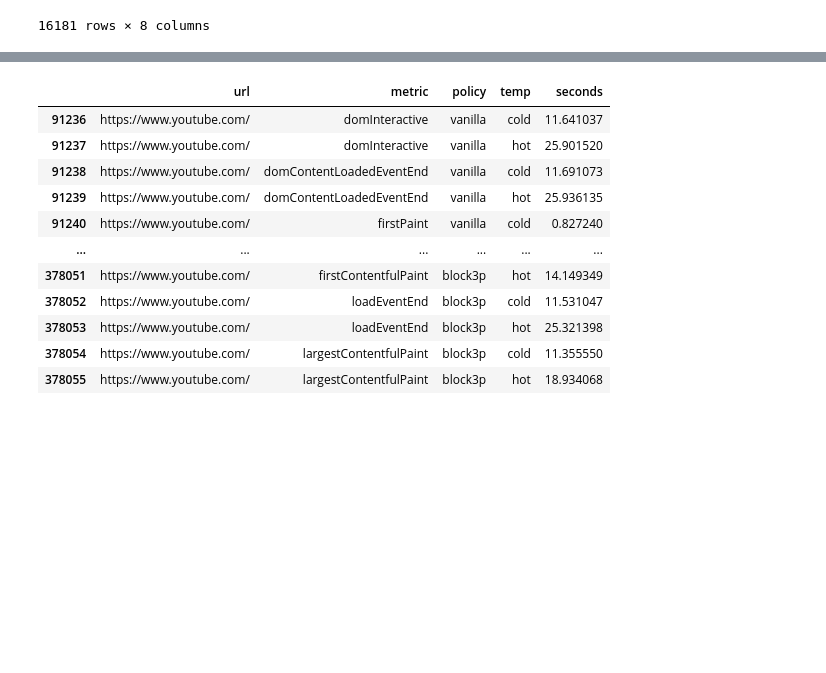
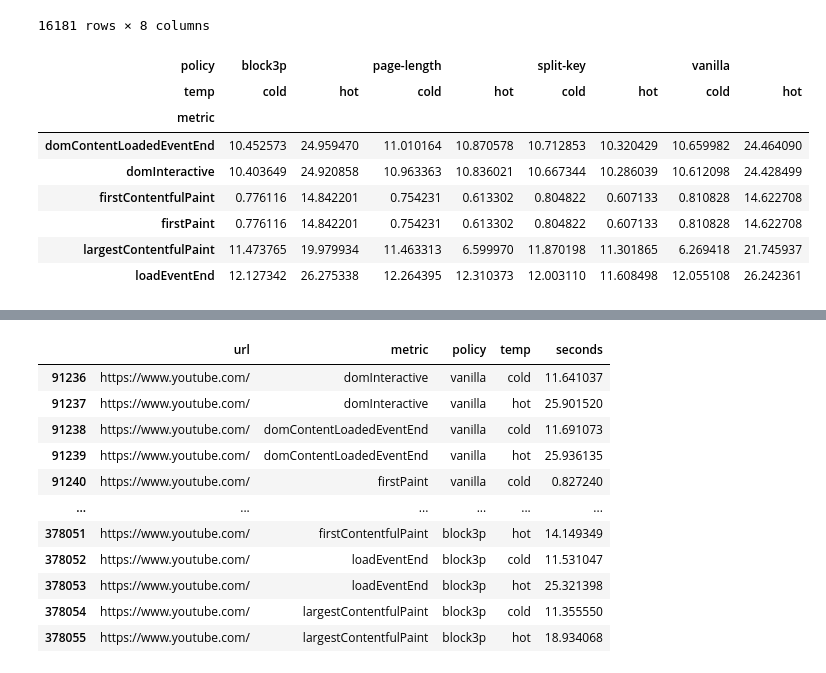
Before and after one commit to jueckstock/efs-perf-tester, a Jupyter notebook: analysis/troubleshooting-loading-anomaly.ipynb, the cells around one changed output, grey strips where cells are left out. Cells and saved outputs as stored; diff of their text form; code cells hidden in the pictures; blank space fills up the shorter version.

```diff
--- a/analysis/troubleshooting-loading-anomaly.ipynb
+++ b/analysis/troubleshooting-loading-anomaly.ipynb
@@ -39,5 +43,17 @@ ptdf
 |  | largestContentfulPaint | 2.740012 | 10.218653 | 2.686052 | 2.293429 | 2.599833 | 2.393041 | 2.528498 | 11.289752 |
 |  | loadEventEnd | 7.133099 | 12.823468 | 4.956482 | 6.803383 | 6.729594 | 6.427136 | 4.676947 | 14.170066 |
 16181 rows × 8 columns
+# %%
+ptdf.loc['https://www.youtube.com/']
+# %% [output]
+| policy | block3p |  | page-length |  | split-key |  | vanilla |  |
+| temp | cold | hot | cold | hot | cold | hot | cold | hot |
+| metric |  |  |  |  |  |  |  |  |
+| domContentLoadedEventEnd | 10.452573 | 24.959470 | 11.010164 | 10.870578 | 10.712853 | 10.320429 | 10.659982 | 24.464090 |
+| domInteractive | 10.403649 | 24.920858 | 10.963363 | 10.836021 | 10.667344 | 10.286039 | 10.612098 | 24.428499 |
+| firstContentfulPaint | 0.776116 | 14.842201 | 0.754231 | 0.613302 | 0.804822 | 0.607133 | 0.810828 | 14.622708 |
+| firstPaint | 0.776116 | 14.842201 | 0.754231 | 0.613302 | 0.804822 | 0.607133 | 0.810828 | 14.622708 |
+| largestContentfulPaint | 11.473765 | 19.979934 | 11.463313 | 6.599970 | 11.870198 | 11.301865 | 6.269418 | 21.745937 |
+| loadEventEnd | 12.127342 | 26.275338 | 12.264395 | 12.310373 | 12.003110 | 11.608498 | 12.055108 | 26.242361 |
 # %%
 fig, ax = plt.subplots(2, 1)
```
Also changed, not shown: parts of 6 cells of this notebook, 3 other files.
